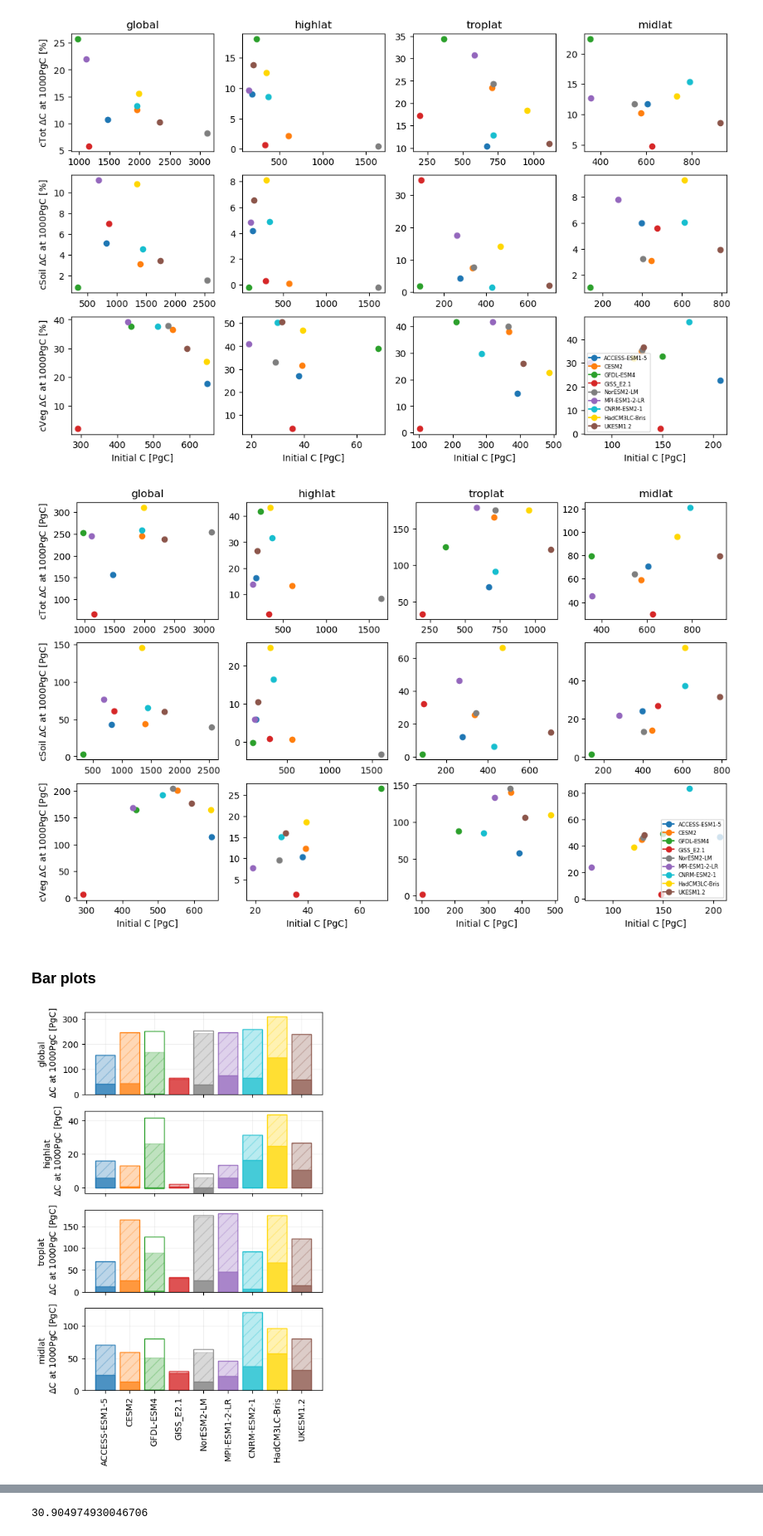
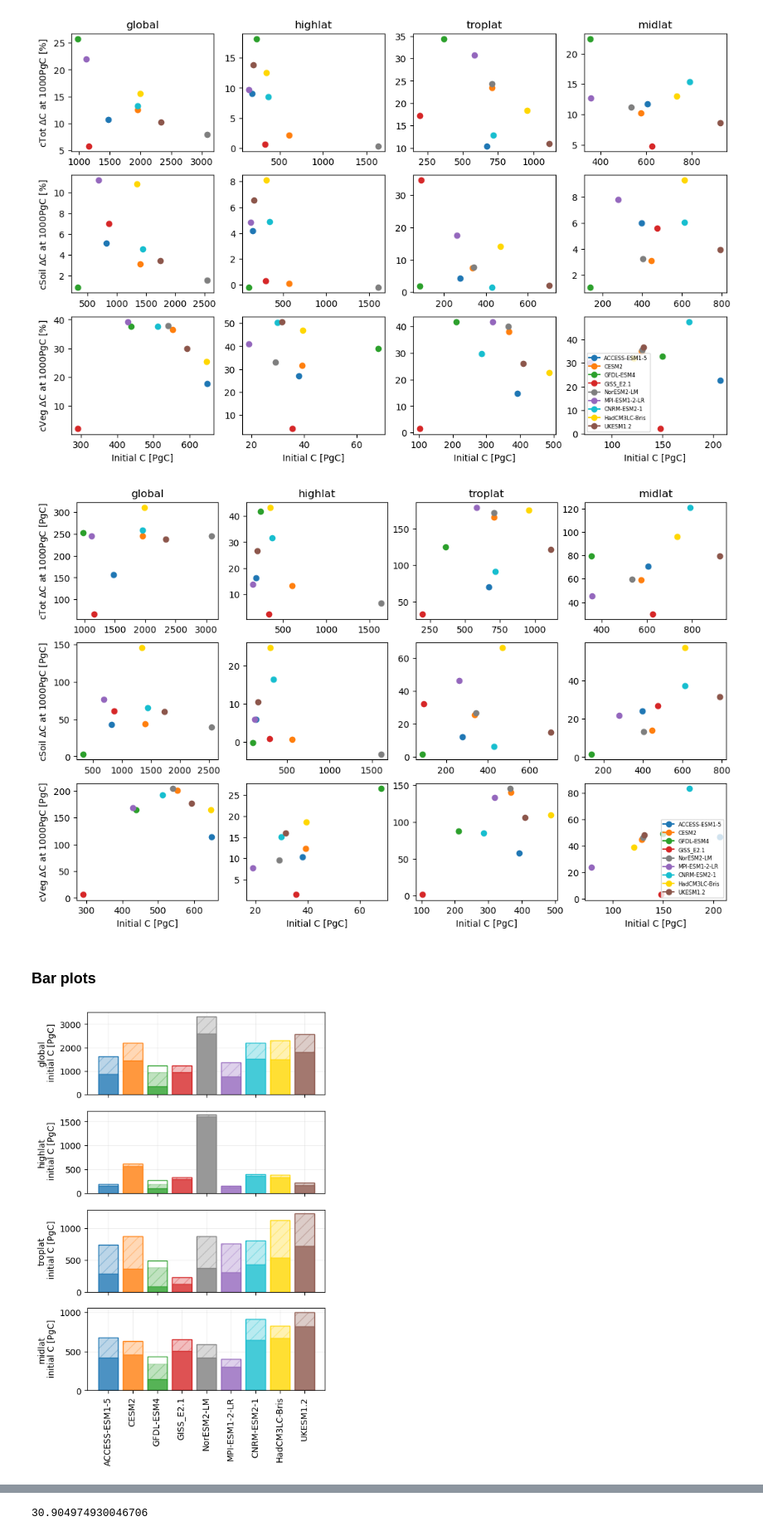
Before and after one commit to aswann/flat10MIP_analysis, a Jupyter notebook: flat10_metrics_analysis.ipynb, the cells around one changed output, grey strips where cells are left out. Shown at 83% size. Saved outputs shown, nothing was run; the diff lists cells and outputs as text; code cells hidden in the pictures.

Commit message:
updated cftime try1

```diff
--- a/flat10_metrics_analysis.ipynb
+++ b/flat10_metrics_analysis.ipynb
@@ -6,7 +6,8 @@ import numpy.matlib
 import numpy.ma as ma
 
 import xarray as xr
-xr.set_options(enable_cftimeindex=True)
+#xr.set_options(enable_cftimeindex=True)
+from xarray.coding.times import CFTimedeltaCoder
 
 import time
 import cftime
@@ -357,7 +358,7 @@ axes[2,3].legend(fontsize=6)
 plt.savefig("figures/deltaCscatter_PgC.pdf", bbox_inches='tight')
 plt.savefig("figures/deltaCscatter_PgC.jpg", bbox_inches='tight')
 # %% [output]
-[figure, old version]
+[figure, new version]
 # %% [markdown]
 ### Bar plots
 # %%
@@ -386,7 +387,7 @@ for m in range(len(modellist)):
                                    var=varlist[v], latrange=latlist[l])
         initC=np.mean(timeseries.data[0:9])
         nzC=np.mean(timeseries.data[90:109])
-        sbar=(nzC-initC)
+        sbar=(nzC)
         #plot
         axes[l].bar(m, sbar, hatch=hatchlist[vi],label=model,color='white',
                     alpha=alphalist[vi],edgecolor=mcolor)
@@ -399,7 +400,7 @@ for m in range(len(modellist)):
                                    var=varlist[v], latrange=latlist[l])
         initC=np.mean(timeseries.data[0:9])
         nzC=np.mean(timeseries.data[90:109])
-        sbar=(nzC-initC)
+        sbar=(nzC)
         soilbar=sbar
         # plot bar
         axes[l].bar(m, sbar, hatch=hatchlist[vi],label=model,color=mcolor,
@@ -412,43 +413,43 @@ for m in range(len(modellist)):
                                    var=varlist[v], latrange=latlist[l])
         initC=np.mean(timeseries.data[0:9])
         nzC=np.mean(timeseries.data[90:109])
-        sbar=(nzC-initC)
+        sbar=(nzC)
         #plot
         axes[l].bar(m, sbar, bottom=soilbar, hatch=hatchlist[vi],label=model,color=mcolor,alpha=alphalist[vi],edgecolor=mcolor)
 
 
 
 
 axes[0].xaxis.set_tick_params(labelcolor='none')
 axes[1].xaxis.set_tick_params(labelcolor='none')
 axes[2].xaxis.set_tick_params(labelcolor='none')
 axes[3].set_xticks(np.arange(len(modellist)), modellist,rotation='vertical')
 
-axes[0].set_ylabel(latlist[0] +'\n $\Delta$C at 1000PgC [PgC]')
-axes[1].set_ylabel(latlist[1] +'\n $\Delta$C at 1000PgC [PgC]')
-axes[2].set_ylabel(latlist[2] +'\n $\Delta$C at 1000PgC [PgC]')
-axes[3].set_ylabel(latlist[3] +'\n $\Delta$C at 1000PgC [PgC]')
+axes[0].set_ylabel(latlist[0] +'\n initial C [PgC]')
+axes[1].set_ylabel(latlist[1] +'\n initial C [PgC]')
+axes[2].set_ylabel(latlist[2] +'\n initial C [PgC]')
+axes[3].set_ylabel(latlist[3] +'\n initial C [PgC]')
 
 
 # add grid lines after all models are plotted
 axes[0].set_axisbelow(True)
 axes[0].grid(alpha=0.2)
 
 axes[1].set_axisbelow(True)
 axes[1].grid(alpha=0.2)
 
 axes[2].set_axisbelow(True)
 axes[2].grid(alpha=0.2)
 
 axes[3].set_axisbelow(True)
 axes[3].grid(alpha=0.2)
 
 
 #axes[2,3].legend(fontsize=6)
 
 #plt.show()
-plt.savefig("figures/bar_emissionsphase_PgC.pdf", bbox_inches='tight')
-plt.savefig("figures/bar_emissionsphase_PgC.png", bbox_inches='tight')
+plt.savefig("figures/bar_initC_PgC.pdf", bbox_inches='tight')
+plt.savefig("figures/bar_initC_PgC.png", bbox_inches='tight')
 #plt.close()
 # %% [output]
-[figure, old version]
+[figure, new version]
```
Also changed, not shown: parts of 37 cells of this notebook, 54 other files.
